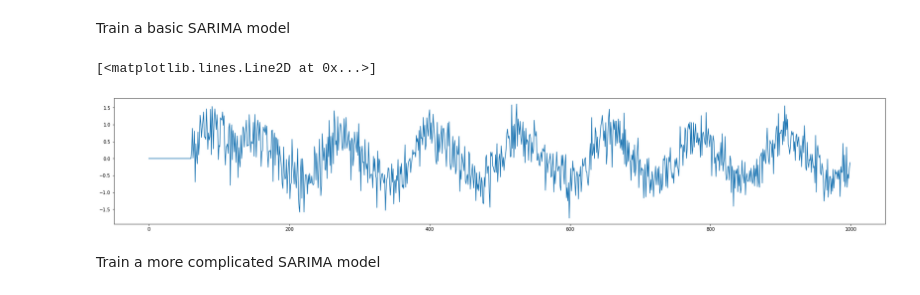
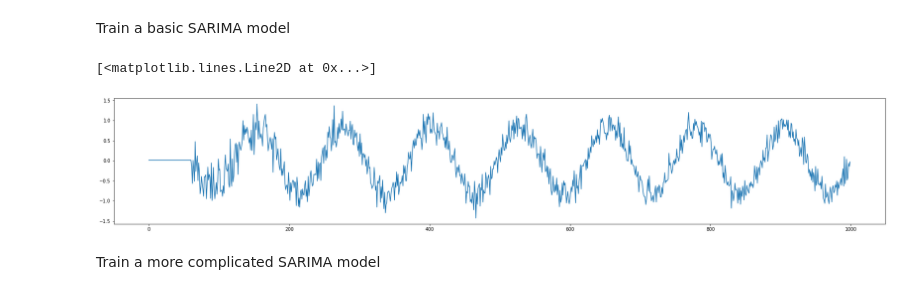
Before and after one commit to philhteoma/Msc-Data-Science-Thesis, a Jupyter notebook: lstm-sinwave.ipynb, the cells around one changed output. Saved outputs shown, nothing was run; the diff lists cells and outputs as text; code cells hidden in the pictures.

Commit message:
Messed up differce component in arima models, changed from 1 to 0 in both cases

```diff
--- a/lstm-sinwave.ipynb
+++ b/lstm-sinwave.ipynb
@@ -20,7 +20,7 @@ stDev = 0.5 # Strength of noise
 
 x = np.arange(N) / N
 base_y = np.sin(np.arange(N)/1.0/T).astype(np.float32) # Pure sin wave
-y = base_y + np.random.normal(loc=0, scale=stDev, size=1000) # Add noise to sample
+y = base_y + np.random.normal(loc=0, scale=stDev, size=N) # Add noise to sample
 # %%
 # Plot of pure sin wave
 plt.scatter(x, base_y)
@@ -158,12 +158,12 @@ fig = sm.graphics.tsa.plot_pacf(np.array(fullTrain), lags=100, ax=axis)
 # %% [markdown]
 Train a basic SARIMA model
 # %%
-model = sm.tsa.arima.ARIMA(endog=np.array(y), seasonal_order=(1, 1, 1, 61))
+model = sm.tsa.arima.ARIMA(endog=np.array(y), seasonal_order=(1, 0, 1, 61))
 res = model.fit()
 plt.plot(res.fittedvalues)
 # %% [output]
 [<matplotlib.lines.Line2D at 0x...>]
-[figure, old version]
+[figure, new version]
 # %% [markdown]
 Train a more complicated SARIMA model
 # %%
```
Also changed, not shown: parts of 1 cell of this notebook.
